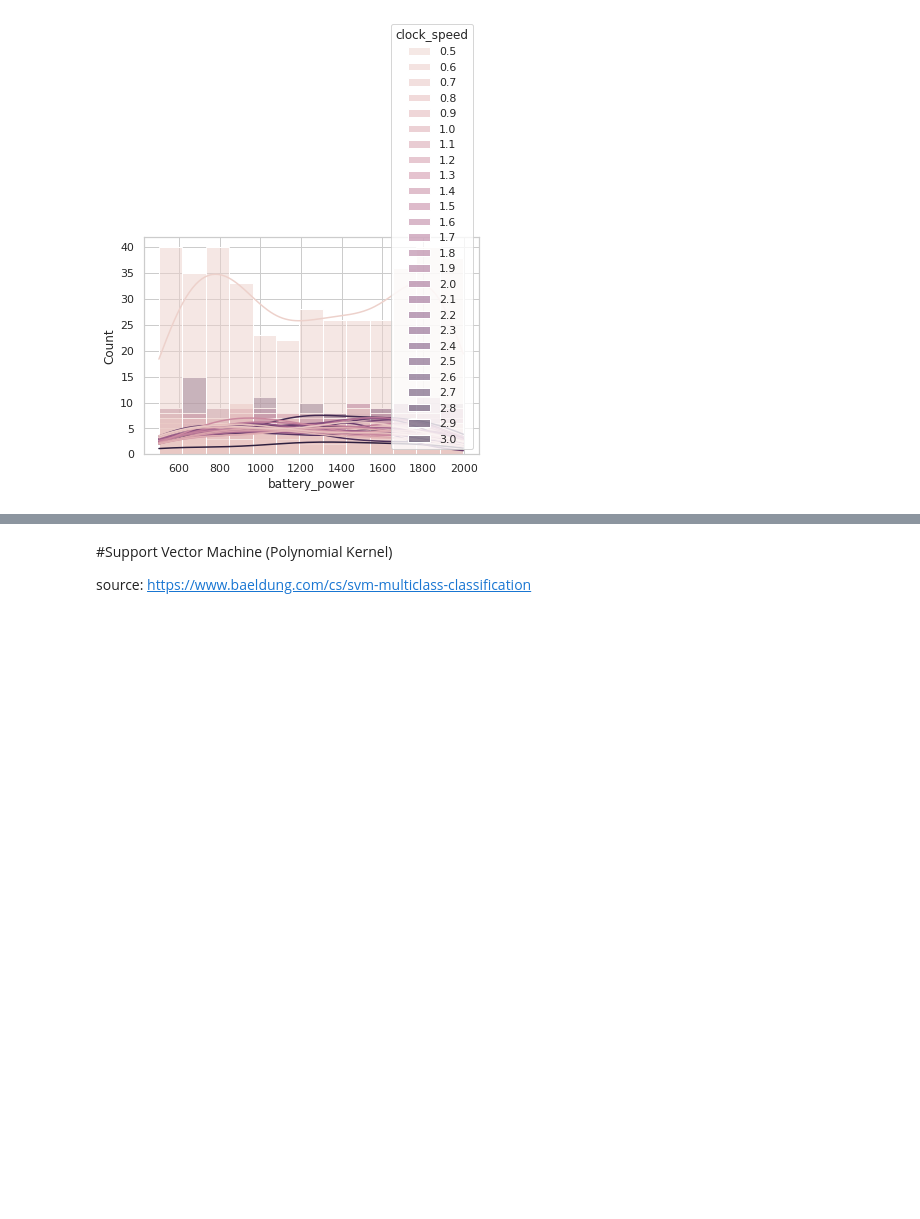
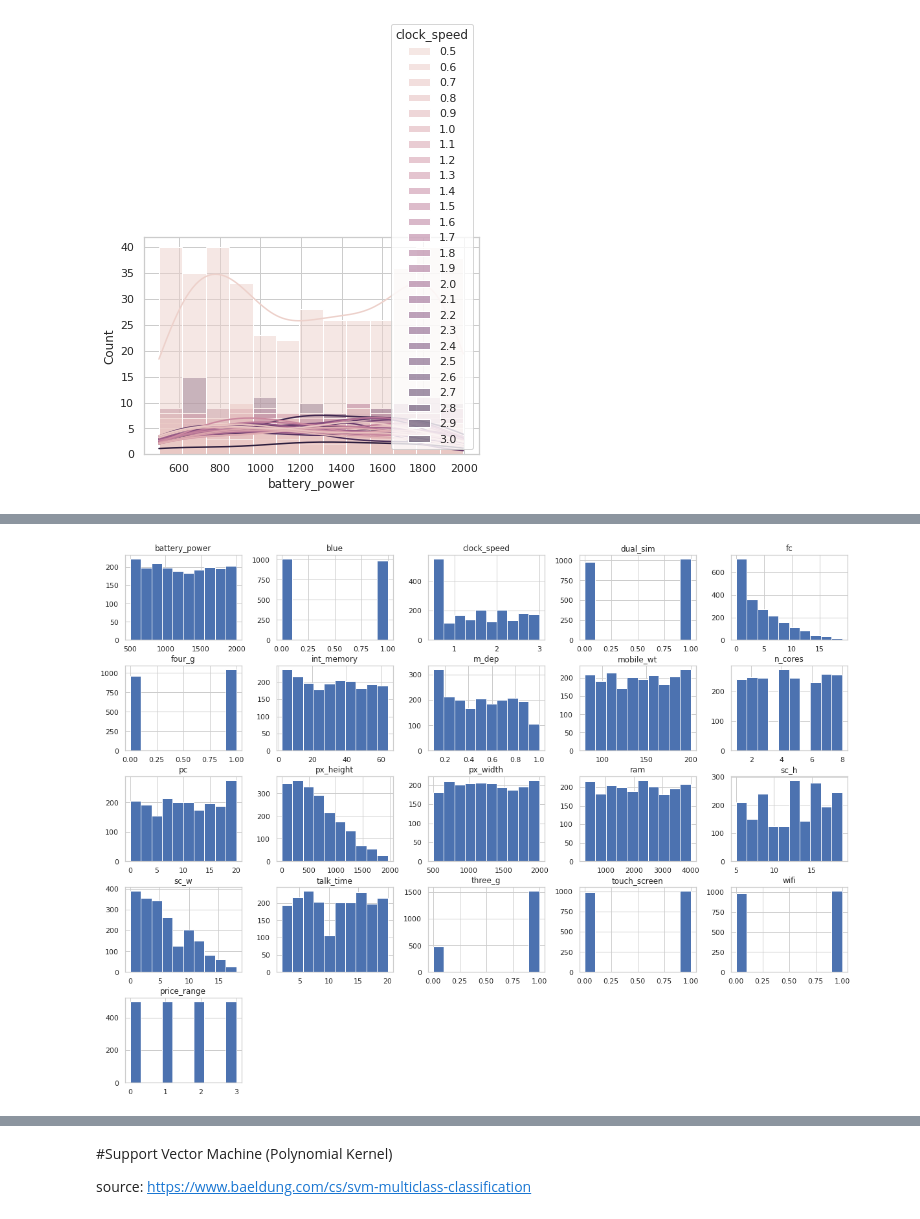
Before and after one commit to riffarhan/Mobile-Price-Classification-using-Support-Vector-Machine-Polynomial-Kernel-, a Jupyter notebook: Mobile_Price_Classification_01_Diajeng_Ciptaning_Ayu.ipynb, the cells around one changed output, grey strips where cells are left out. Cells and saved outputs as stored; diff of their text form; code cells hidden in the pictures; blank space fills up the shorter version.

```diff
--- a/Mobile_Price_Classification_01_Diajeng_Ciptaning_Ayu.ipynb
+++ b/Mobile_Price_Classification_01_Diajeng_Ciptaning_Ayu.ipynb
@@ -170,5 +189,10 @@ plt.show()
 # %%
 #vis = df.groupby('price_range').mean()
+# %%
+# Create a histogram plot for all the dataset variables
+df.hist(figsize=(20,15));
+# %% [output]
+[figure, added]
 # %%
 x = df.loc[:, df.columns != 'price_range']
 y = df["price_range"]
```
Also changed, not shown: parts of 9 cells of this notebook.
